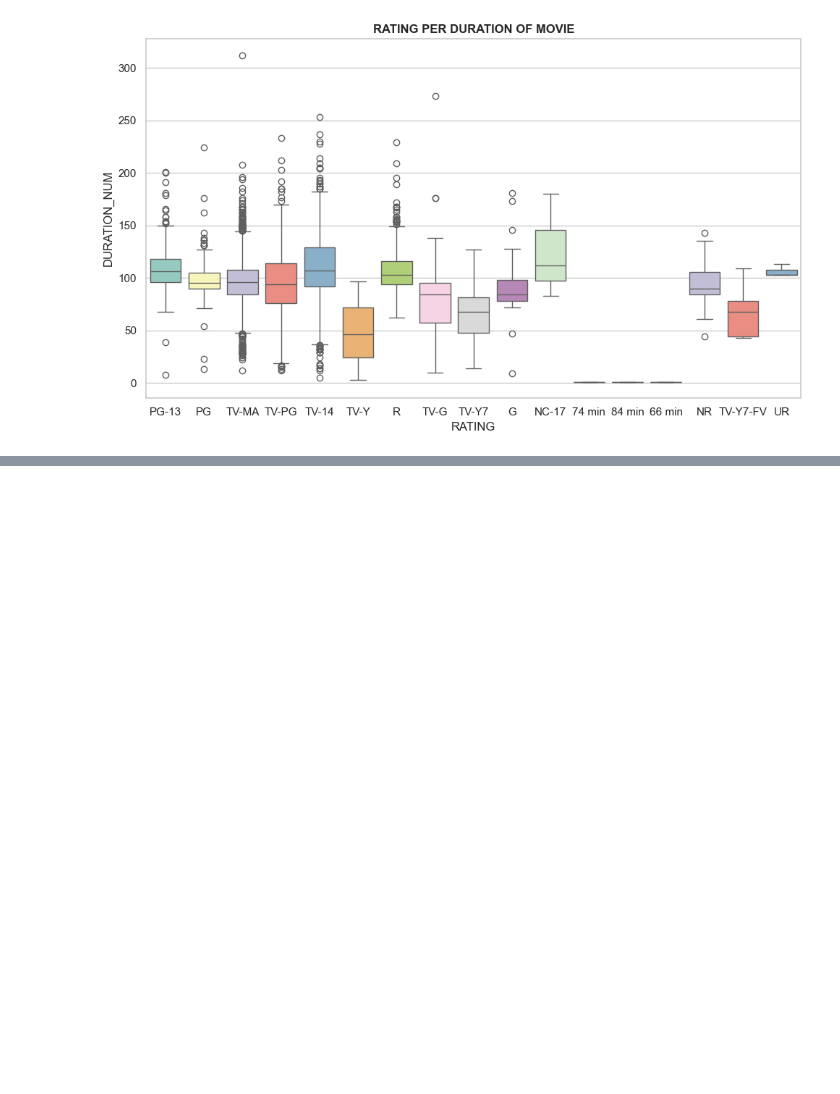
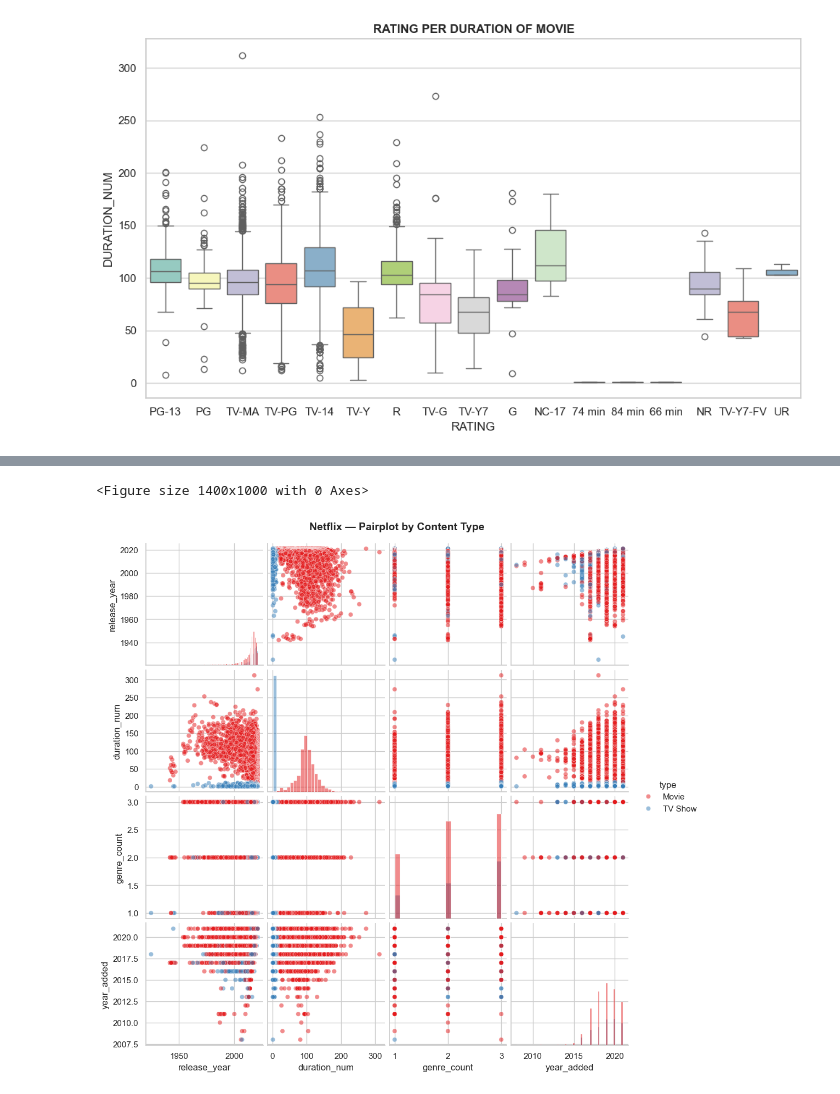
Before and after one commit to Ramcharan-AIML/Matplotlib_Problem_Solving, a Jupyter notebook: Seaborn_Practice.ipynb, the cells around one changed output, grey strips where cells are left out. Saved outputs shown, nothing was run; the diff lists cells and outputs as text; code cells hidden in the pictures; blank space fills up the shorter version.

````diff
--- a/Seaborn_Practice.ipynb
+++ b/Seaborn_Practice.ipynb
@@ -798,3 +869,39 @@ Passing `palette` without assigning `hue` is deprecated and will be removed in v
+# %%
+# TASK - 10
+
+# Add type column for color split
+cols = ["release_year", "duration_num",
+        "genre_count", "year_added", "type"]
+plt.figure(figsize=(14,10))
+sns.pairplot(df_netflix[cols].dropna(),
+             hue="type",
+             palette="Set1",
+             diag_kind="hist",
+             plot_kws={"alpha": 0.5})
+
+plt.suptitle("Netflix — Pairplot by Content Type",
+             y=1.02,
+             fontsize=14,
+             fontweight="bold")
+plt.show()
+
+
+## 🧠 How to Read This Pairplot
+
+# When it renders — look for these 3 things:
+# ```
+# 1. DIAGONAL    → distribution of each column
+#                  Movies vs TV Shows separately
+
+# 2. SCATTER DOTS → any clear pattern = correlation
+#                   random dots = no correlation
+
+# 3. COLOR SPLIT  → blue dots vs red dots
+#                   are Movies and TV Shows
+#                   behaving differently?
+# %% [output]
+<Figure size 1400x1000 with 0 Axes>
+[figure, added]
 # %%
 df_netflix.head(3)
 # %% [output]
````
Also changed, not shown: parts of 3 cells of this notebook.
